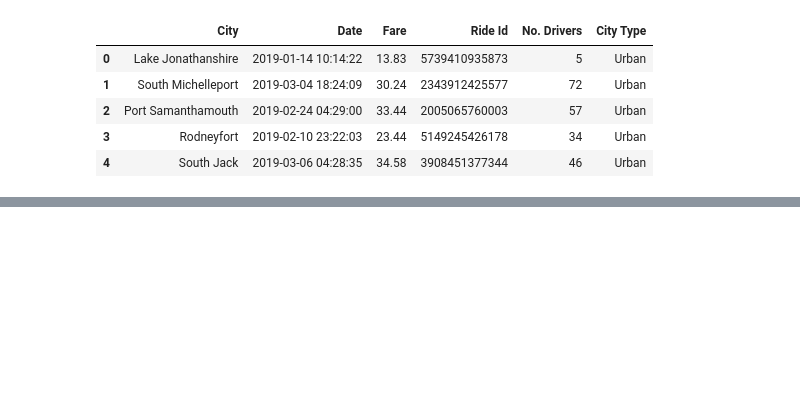
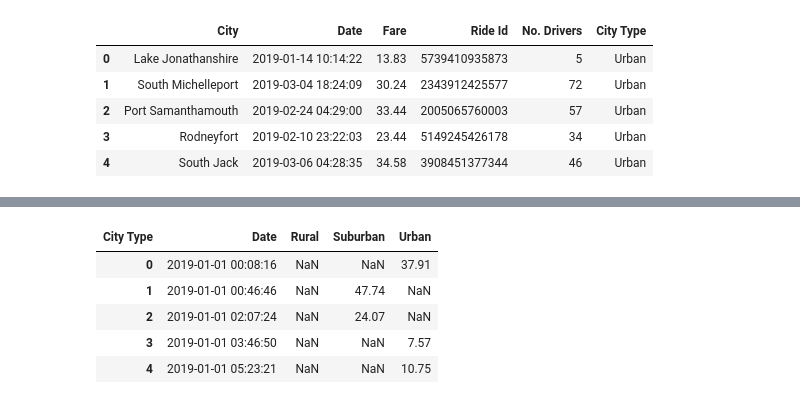
Before and after one commit to Carmenloww/PyBer_Analysis, a Jupyter notebook: PyBer_Challenge.ipynb, the cells around one changed output, grey strips where cells are left out. Drawn from its saved outputs; the diff is of its cells as text; code cells hidden in the pictures; blank space fills up the shorter version.

```diff
--- a/PyBer_Challenge.ipynb
+++ b/PyBer_Challenge.ipynb
@@ -274,0 +374,6 @@ print(x_axis)
+# %%
+pyber_data_fares_df_sub= pd.pivot_table(pyber_data_fares_df,
+                    values="Fare",
+                    index="Date",
+                    columns="City Type")
+pyber_data_fares_df_sub.head()
@@ -274,0 +388,4 @@ print(x_axis)
+# %%
+#pyber_data_fares_df_sub.head()
+pyber_data_fares_df_sub = pyber_data_fares_df_sub.reset_index()
+pyber_data_fares_df_sub.info()
@@ -274,0 +404,19 @@ print(x_axis)
+# %%
+### 11 B. Filter the DF  by Date Range
+
+## start with a mask for date range
+#mask     = (df                     ['date'] > start_date)   & (df                     ['date'] <= end_date)
+datemask = (pyber_data_fares_df_sub['Date'] > "2018-12-01") & (pyber_data_fares_df_sub['Date'] <="2019-04-29")
+
+## Now use panda to create a new datafra,e filtered on dates
+pyber_sandbox_df=pd.DataFrame(pyber_data_fares_df_sub.loc[datemask])
+
+# and now review
+pyber_sandbox_df.head()
+# %% [output]
+| City Type | Date | Rural | Suburban | Urban |
+| 0 | 2019-01-01 00:08:16 | NaN | NaN | 37.91 |
+| 1 | 2019-01-01 00:46:46 | NaN | 47.74 | NaN |
+| 2 | 2019-01-01 02:07:24 | NaN | 24.07 | NaN |
+| 3 | 2019-01-01 03:46:50 | NaN | NaN | 7.57 |
+| 4 | 2019-01-01 05:23:21 | NaN | NaN | 10.75 |
```
Also changed, not shown: parts of 36 cells of this notebook, 3 other files.
